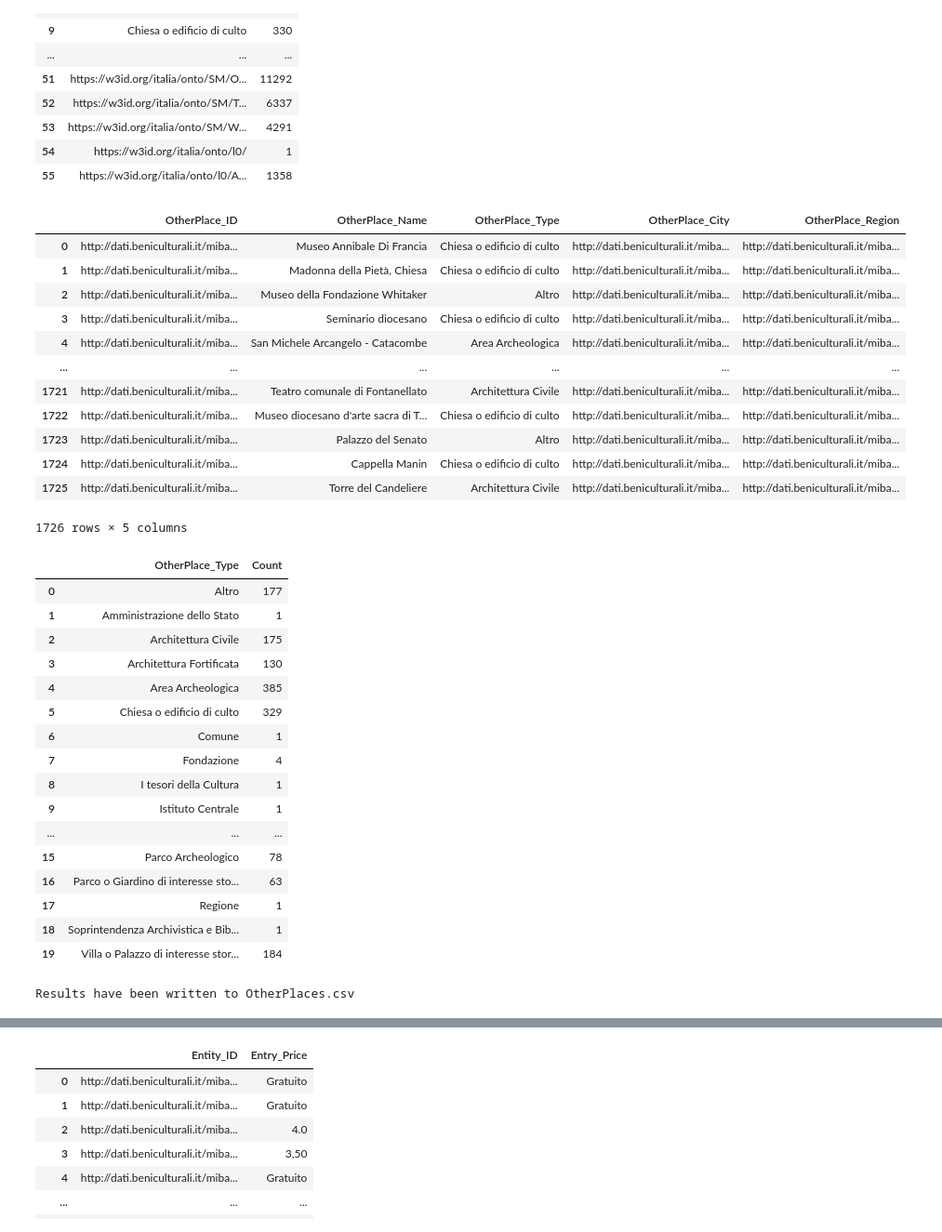
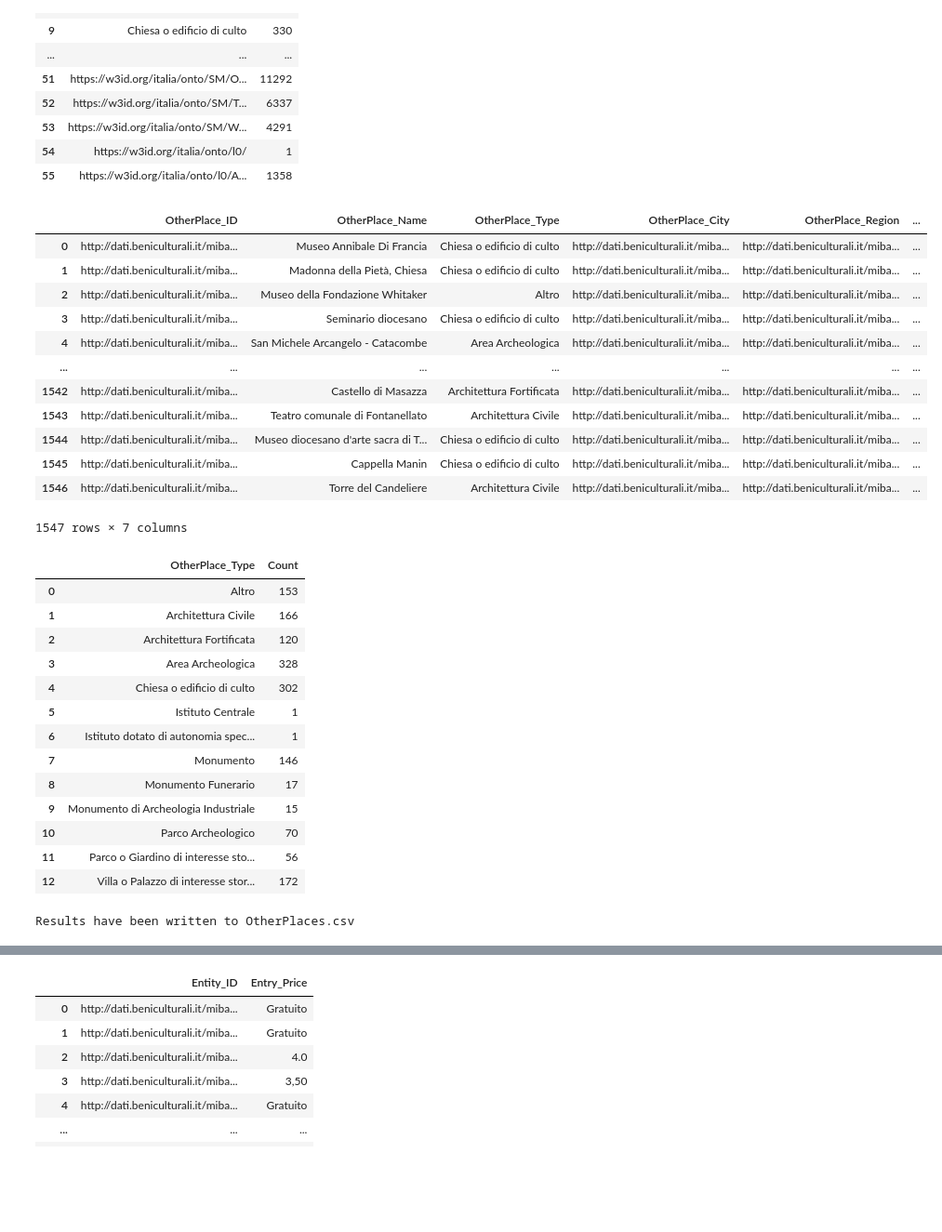
Before and after one commit to alicepicco333/culture4all, a Jupyter notebook: data/luoghi_cultura_exploratory_queries.ipynb, the cells around one changed output, grey strips where cells are left out. Shown: that part at 93% size. Cells and saved outputs as stored; diff of their text form; code cells hidden in the pictures; blank space fills up the shorter version.

```diff
--- a/data/luoghi_cultura_exploratory_queries.ipynb
+++ b/data/luoghi_cultura_exploratory_queries.ipynb
@@ -96,9 +96,10 @@ PREFIX rdfs: <http://www.w3.org/2000/01/rdf-schema#>
 PREFIX cis: <http://dati.beniculturali.it/cis/>
 PREFIX dc: <http://purl.org/dc/elements/1.1/>
 PREFIX clvapit: <https://w3id.org/italia/onto/CLV/>
+PREFIX geo1: <http://www.w3.org/2003/01/geo/wgs84_pos#>
 
 
-SELECT ?OtherPlace ?OhterPlaceLabel ?OhterPlaceCity ?OtherPlaceRegion ?OtherPlaceType
+SELECT ?OtherPlace ?OhterPlaceLabel ?OhterPlaceCity ?OtherPlaceRegion ?OtherPlaceType ?OtherPlaceLatitude ?OtherPlaceLongitude
 WHERE {
   ?OtherPlace rdf:type cis:CulturalInstituteOrSite .
   ?OtherPlace dc:type ?OtherPlaceType.
@@ -107,6 +108,9 @@ WHERE {
   ?OtherPlaceSite cis:siteAddress ?OtherPlaceAddress.
   ?OtherPlaceAddress clvapit:hasRegion ?OtherPlaceRegion.
   ?OtherPlaceAddress clvapit:hasCity ?OhterPlaceCity.
+  ?OtherPlace geo1:lat ?OtherPlaceLatitude.
+  ?OtherPlace geo1:long ?OtherPlaceLongitude.
+
   FILTER NOT EXISTS { ?OtherPlace dc:type "Biblioteca" }
   FILTER NOT EXISTS { ?OtherPlace dc:type "Museo, Galleria e/o raccolta" }
   FILTER NOT EXISTS { ?OtherPlace dc:type "Archivio di Stato" }
@@ -118,64 +122,61 @@ WHERE {
 }
 """
 
 
 #Perform the query
 results = g.query(query_1)
 
 
 #Ohter Places Dataframe
 data_OtherPlaces = []
 for row in results:
-    data_OtherPlaces.append({'OtherPlace_ID': str(row['OtherPlace']), 'OtherPlace_Name': str(row['OhterPlaceLabel']), 'OtherPlace_Type': str(row['OtherPlaceType']), 'OtherPlace_City': str(row['OhterPlaceCity']), 'OtherPlace_Region': str(row['OtherPlaceRegion'])})
+    data_OtherPlaces.append({'OtherPlace_ID': str(row['OtherPlace']), 'OtherPlace_Name': str(row['OhterPlaceLabel']), 'OtherPlace_Type': str(row['OtherPlaceType']), 'OtherPlace_City': str(row['OhterPlaceCity']), 'OtherPlace_Region': str(row['OtherPlaceRegion']), 'OtherPlace_Latitude': str(row['OtherPlaceLatitude']), 'OtherPlace_Longitude': str(row['OtherPlaceLongitude'])})
 df_OtherPlaces = pd.DataFrame(data_OtherPlaces)
 
 #Dtaframes for counting Ohter Places Types and their number for each region
 OtherPlace_Type_counts = df_OtherPlaces.groupby('OtherPlace_Type').size().reset_index(name='Count')
 
 
 #Displaying OtherPlaces DataFrames and their type counts
 display(df_OtherPlaces)
 display(OtherPlace_Type_counts)
 
 #CSV files from all OtherType Dataframes
 csv_file_OtherPlaces = "OtherPlaces.csv"
 df_OtherPlaces.to_csv(csv_file_OtherPlaces, index=False, encoding='utf-8')
 print(f"Results have been written to {csv_file_OtherPlaces}")
 
 # csv_file_OtherPlaces_Type = "OtherPlaces_Type_count.csv"
 # OtherPlace_Type_counts.to_csv(csv_file_OtherPlaces_Type, index=False, encoding='utf-8')
 # print(f"Results have been written to {csv_file_OtherPlaces_Type}")
 # %% [output]
-|  | OtherPlace_ID | OtherPlace_Name | OtherPlace_Type | OtherPlace_City | OtherPlace_Region |
-| 0 | http://dati.beniculturali.it/miba... | Museo Annibale Di Francia | Chiesa o edificio di culto | http://dati.beniculturali.it/miba... | http://dati.beniculturali.it/miba... |
-| 1 | http://dati.beniculturali.it/miba... | Madonna della Pietà, Chiesa | Chiesa o edificio di culto | http://dati.beniculturali.it/miba... | http://dati.beniculturali.it/miba... |
-| 2 | http://dati.beniculturali.it/miba... | Museo della Fondazione Whitaker | Altro | http://dati.beniculturali.it/miba... | http://dati.beniculturali.it/miba... |
-| 3 | http://dati.beniculturali.it/miba... | Seminario diocesano | Chiesa o edificio di culto | http://dati.beniculturali.it/miba... | http://dati.beniculturali.it/miba... |
-| 4 | http://dati.beniculturali.it/miba... | San Michele Arcangelo - Catacombe | Area Archeologica | http://dati.beniculturali.it/miba... | http://dati.beniculturali.it/miba... |
-| ... | ... | ... | ... | ... | ... |
-| 1721 | http://dati.beniculturali.it/miba... | Teatro comunale di Fontanellato | Architettura Civile | http://dati.beniculturali.it/miba... | http://dati.beniculturali.it/miba... |
-| 1722 | http://dati.beniculturali.it/miba... | Museo diocesano d'arte sacra di T... | Chiesa o edificio di culto | http://dati.beniculturali.it/miba... | http://dati.beniculturali.it/miba... |
-| 1723 | http://dati.beniculturali.it/miba... | Palazzo del Senato | Altro | http://dati.beniculturali.it/miba... | http://dati.beniculturali.it/miba... |
-| 1724 | http://dati.beniculturali.it/miba... | Cappella Manin | Chiesa o edificio di culto | http://dati.beniculturali.it/miba... | http://dati.beniculturali.it/miba... |
-| 1725 | http://dati.beniculturali.it/miba... | Torre del Candeliere | Architettura Civile | http://dati.beniculturali.it/miba... | http://dati.beniculturali.it/miba... |
+|  | OtherPlace_ID | OtherPlace_Name | OtherPlace_Type | OtherPlace_City | OtherPlace_Region | ... |
+| 0 | http://dati.beniculturali.it/miba... | Museo Annibale Di Francia | Chiesa o edificio di culto | http://dati.beniculturali.it/miba... | http://dati.beniculturali.it/miba... | ... |
+| 1 | http://dati.beniculturali.it/miba... | Madonna della Pietà, Chiesa | Chiesa o edificio di culto | http://dati.beniculturali.it/miba... | http://dati.beniculturali.it/miba... | ... |
+| 2 | http://dati.beniculturali.it/miba... | Museo della Fondazione Whitaker | Altro | http://dati.beniculturali.it/miba... | http://dati.beniculturali.it/miba... | ... |
+| 3 | http://dati.beniculturali.it/miba... | Seminario diocesano | Chiesa o edificio di culto | http://dati.beniculturali.it/miba... | http://dati.beniculturali.it/miba... | ... |
+| 4 | http://dati.beniculturali.it/miba... | San Michele Arcangelo - Catacombe | Area Archeologica | http://dati.beniculturali.it/miba... | http://dati.beniculturali.it/miba... | ... |
+| ... | ... | ... | ... | ... | ... | ... |
+| 1542 | http://dati.beniculturali.it/miba... | Castello di Masazza | Architettura Fortificata | http://dati.beniculturali.it/miba... | http://dati.beniculturali.it/miba... | ... |
+| 1543 | http://dati.beniculturali.it/miba... | Teatro comunale di Fontanellato | Architettura Civile | http://dati.beniculturali.it/miba... | http://dati.beniculturali.it/miba... | ... |
+| 1544 | http://dati.beniculturali.it/miba... | Museo diocesano d'arte sacra di T... | Chiesa o edificio di culto | http://dati.beniculturali.it/miba... | http://dati.beniculturali.it/miba... | ... |
+| 1545 | http://dati.beniculturali.it/miba... | Cappella Manin | Chiesa o edificio di culto | http://dati.beniculturali.it/miba... | http://dati.beniculturali.it/miba... | ... |
+| 1546 | http://dati.beniculturali.it/miba... | Torre del Candeliere | Architettura Civile | http://dati.beniculturali.it/miba... | http://dati.beniculturali.it/miba... | ... |
-1726 rows × 5 columns
+1547 rows × 7 columns
 |  | OtherPlace_Type | Count |
-| 0 | Altro | 177 |
-| 1 | Amministrazione dello Stato | 1 |
-| 2 | Architettura Civile | 175 |
-| 3 | Architettura Fortificata | 130 |
-| 4 | Area Archeologica | 385 |
-| 5 | Chiesa o edificio di culto | 329 |
-| 6 | Comune | 1 |
-| 7 | Fondazione | 4 |
-| 8 | I tesori della Cultura | 1 |
-| 9 | Istituto Centrale | 1 |
-| ... | ... | ... |
-| 15 | Parco Archeologico | 78 |
-| 16 | Parco o Giardino di interesse sto... | 63 |
-| 17 | Regione | 1 |
-| 18 | Soprintendenza Archivistica e Bib... | 1 |
-| 19 | Villa o Palazzo di interesse stor... | 184 |
+| 0 | Altro | 153 |
+| 1 | Architettura Civile | 166 |
+| 2 | Architettura Fortificata | 120 |
+| 3 | Area Archeologica | 328 |
+| 4 | Chiesa o edificio di culto | 302 |
+| 5 | Istituto Centrale | 1 |
+| 6 | Istituto dotato di autonomia spec... | 1 |
+| 7 | Monumento | 146 |
+| 8 | Monumento Funerario | 17 |
+| 9 | Monumento di Archeologia Industriale | 15 |
+| 10 | Parco Archeologico | 70 |
+| 11 | Parco o Giardino di interesse sto... | 56 |
+| 12 | Villa o Palazzo di interesse stor... | 172 |
 Results have been written to OtherPlaces.csv
 # %%
 """ The next phase was to identify all the libraries, musuems and archives entities counting and diving them for region and city.
```
Also changed, not shown: parts of 2 cells of this notebook, 15 other files.
